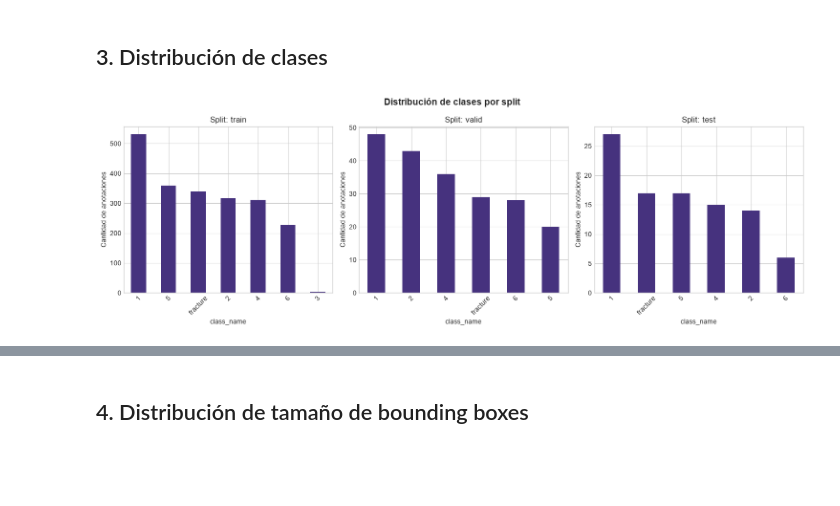
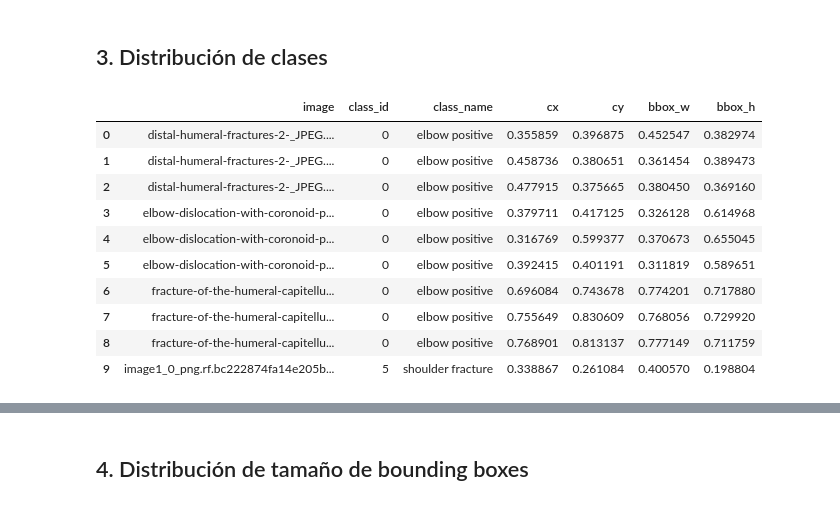
Before and after one commit to leandroabritez/VPCII_TP_CEIA, a Jupyter notebook: notebooks/01_EDA.ipynb, the cells around one changed output, grey strips where cells are left out. Saved outputs shown, nothing was run; the diff lists cells and outputs as text; code cells hidden in the pictures; blank space fills up the shorter version.

```diff
--- a/notebooks/01_EDA.ipynb
+++ b/notebooks/01_EDA.ipynb
@@ -125,14 +108,16 @@ Esta distribución será considerada en los análisis posteriores, especialmente
 # %% [markdown]
 ## 3. Distribución de clases
-# %%
-fig, axes = plt.subplots(1, 3, figsize=(15, 5))
-for ax, split in zip(axes, SPLITS):
-    dfs[split]['class_name'].value_counts().plot(kind='bar', ax=ax, rot=45)
-    ax.set_title(f'Split: {split}')
-    ax.set_ylabel('Cantidad de anotaciones')
-plt.suptitle('Distribución de clases por split', fontsize=14, fontweight='bold')
-plt.tight_layout()
-plt.savefig('../results/01_class_distribution.png', dpi=150, bbox_inches='tight')
-plt.show()
-# %% [output]
-[figure, removed]
+# %%
+dfs["train"].head(10)
+# %% [output]
+|  | image | class_id | class_name | cx | cy | bbox_w | bbox_h |
+| 0 | distal-humeral-fractures-2-_JPEG.... | 0 | elbow positive | 0.355859 | 0.396875 | 0.452547 | 0.382974 |
+| 1 | distal-humeral-fractures-2-_JPEG.... | 0 | elbow positive | 0.458736 | 0.380651 | 0.361454 | 0.389473 |
+| 2 | distal-humeral-fractures-2-_JPEG.... | 0 | elbow positive | 0.477915 | 0.375665 | 0.380450 | 0.369160 |
+| 3 | elbow-dislocation-with-coronoid-p... | 0 | elbow positive | 0.379711 | 0.417125 | 0.326128 | 0.614968 |
+| 4 | elbow-dislocation-with-coronoid-p... | 0 | elbow positive | 0.316769 | 0.599377 | 0.370673 | 0.655045 |
+| 5 | elbow-dislocation-with-coronoid-p... | 0 | elbow positive | 0.392415 | 0.401191 | 0.311819 | 0.589651 |
+| 6 | fracture-of-the-humeral-capitellu... | 0 | elbow positive | 0.696084 | 0.743678 | 0.774201 | 0.717880 |
+| 7 | fracture-of-the-humeral-capitellu... | 0 | elbow positive | 0.755649 | 0.830609 | 0.768056 | 0.729920 |
+| 8 | fracture-of-the-humeral-capitellu... | 0 | elbow positive | 0.768901 | 0.813137 | 0.777149 | 0.711759 |
+| 9 | image1_0_png.rf.bc222874fa14e205b... | 5 | shoulder fracture | 0.338867 | 0.261084 | 0.400570 | 0.198804 |
```
Also changed, not shown: parts of 9 cells of this notebook.
